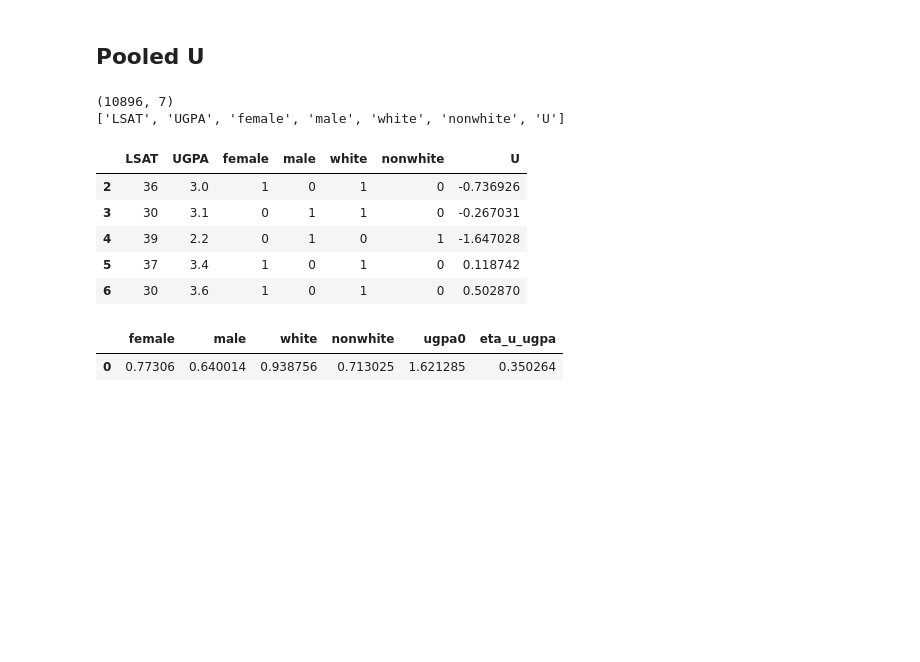
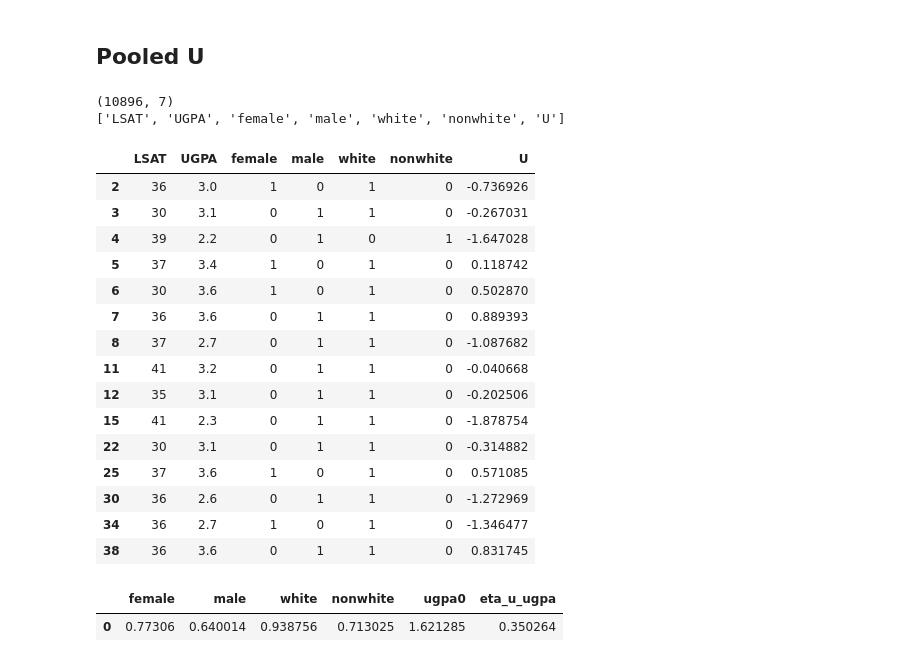
Before and after one commit to cc-jalvarez/counterfactual-situation-testing, a Jupyter notebook: src/gen_scfs_law_school.ipynb, the cells around one changed output. Saved outputs shown, nothing was run; the diff lists cells and outputs as text; code cells hidden in the pictures; blank space fills up the shorter version.

```diff
--- a/src/gen_scfs_law_school.ipynb
+++ b/src/gen_scfs_law_school.ipynb
@@ -25,17 +25,27 @@ vlist_latent = ['U']
 # %%
 df = pd.read_csv(rslt_path + f'{prefix}_upd_LawData.csv', sep='|')
 print(df.shape)
 print(df.columns.tolist())
-df.head(5)
+df.head(15)
 # %% [output]
 (10896, 7)
 ['LSAT', 'UGPA', 'female', 'male', 'white', 'nonwhite', 'U']
 |  | LSAT | UGPA | female | male | white | nonwhite | U |
 | 2 | 36 | 3.0 | 1 | 0 | 1 | 0 | -0.736926 |
 | 3 | 30 | 3.1 | 0 | 1 | 1 | 0 | -0.267031 |
 | 4 | 39 | 2.2 | 0 | 1 | 0 | 1 | -1.647028 |
 | 5 | 37 | 3.4 | 1 | 0 | 1 | 0 | 0.118742 |
 | 6 | 30 | 3.6 | 1 | 0 | 1 | 0 | 0.502870 |
+| 7 | 36 | 3.6 | 0 | 1 | 1 | 0 | 0.889393 |
+| 8 | 37 | 2.7 | 0 | 1 | 1 | 0 | -1.087682 |
+| 11 | 41 | 3.2 | 0 | 1 | 1 | 0 | -0.040668 |
+| 12 | 35 | 3.1 | 0 | 1 | 1 | 0 | -0.202506 |
+| 15 | 41 | 2.3 | 0 | 1 | 1 | 0 | -1.878754 |
+| 22 | 30 | 3.1 | 0 | 1 | 1 | 0 | -0.314882 |
+| 25 | 37 | 3.6 | 1 | 0 | 1 | 0 | 0.571085 |
+| 30 | 36 | 2.6 | 0 | 1 | 1 | 0 | -1.272969 |
+| 34 | 36 | 2.7 | 1 | 0 | 1 | 0 | -1.346477 |
+| 38 | 36 | 3.6 | 0 | 1 | 1 | 0 | 0.831745 |
 # %%
 ugpa_weights = pd.read_csv(rslt_path + f'{prefix}_wUGPA_LawData.csv', sep='|')
 ugpa_weights
```
Also changed, not shown: parts of 12 cells of this notebook, 6 other files.
